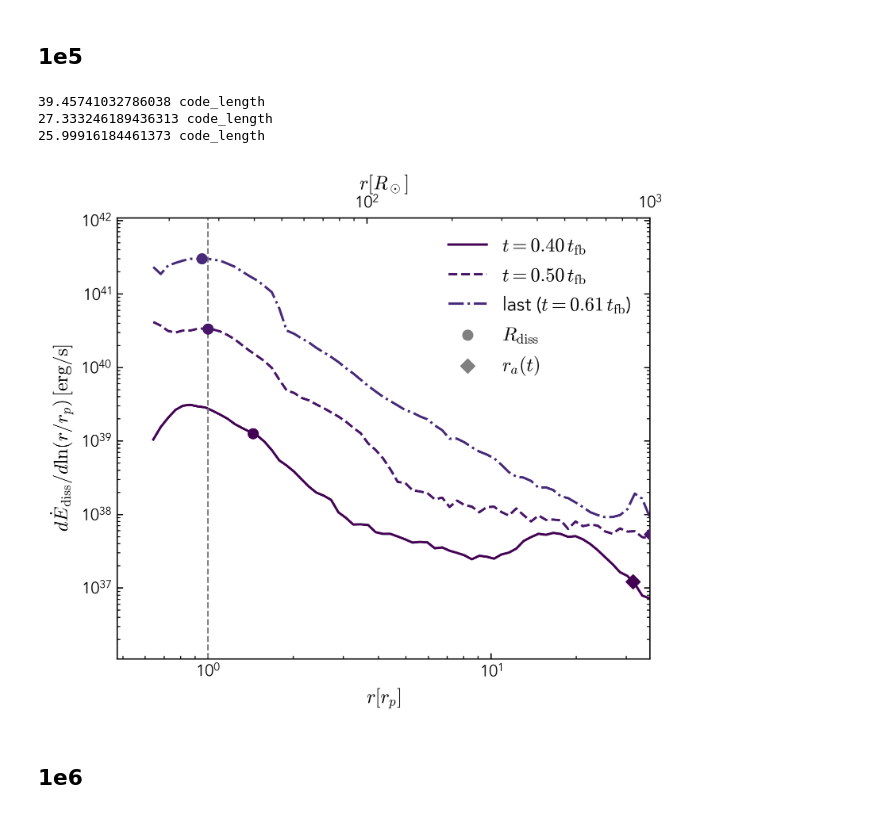
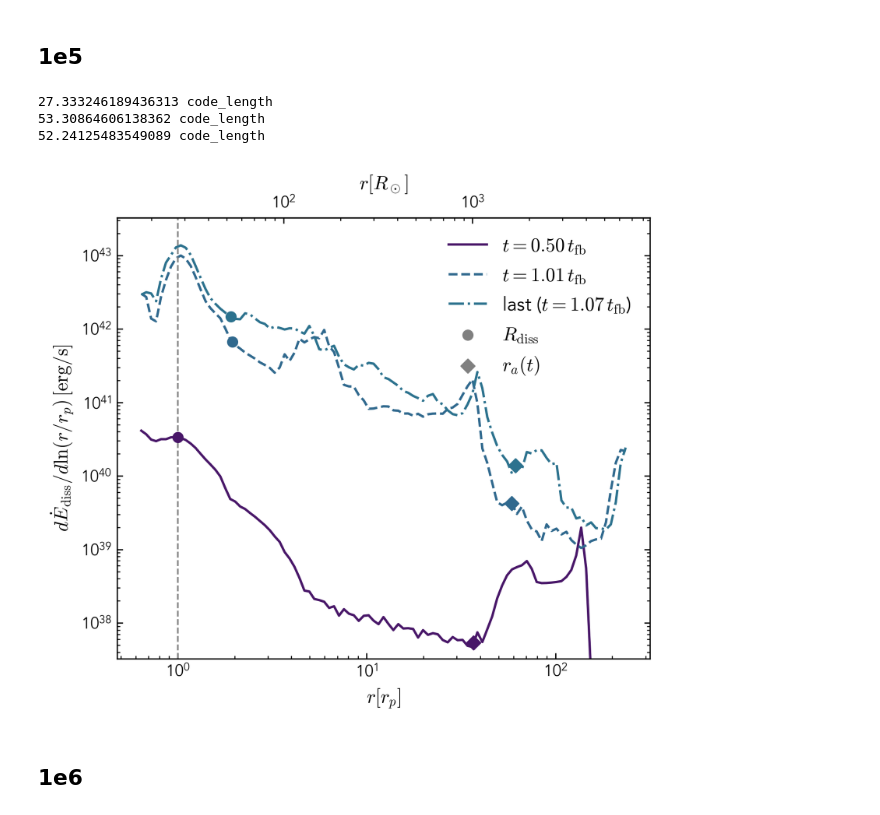
Before and after one commit to rich-tde/tde-shock-dissipation, a Jupyter notebook: works/shock-tde/1.0-plot-Ediss-distribution.ipynb, the cells around one changed output. Cells and saved outputs as stored; diff of their text form; code cells hidden in the pictures.

```diff
--- a/works/shock-tde/1.0-plot-Ediss-distribution.ipynb
+++ b/works/shock-tde/1.0-plot-Ediss-distribution.ipynb
@@ -109,7 +109,7 @@ plt.show()
 ## 1e5
 # %%
 tde_1e5 = dev.TDEBasics(Mbh=1e5*u.Msun, Mstar=0.5*u.Msun, Rstar=0.47*u.Rsun, beta=1)
-requested_tfbs_1e5 = [0.4, 0.5]
+requested_tfbs_1e5 = [0.5, 1.0]
 selected_1e5 = [
     (int(path.stem.rsplit("_", 1)[-1]), path, False)
     for path in SNAPSHOT_TFB("1e5", requested_tfbs_1e5)
@@ -158,38 +158,38 @@ for index, profile in enumerate(profiles_1e5):
     plt.plot(
         (profile["r"] / tde_1e5.r_p).to_value(), profile["dEdiss_dlnr"],
         color=color, linestyle=linestyle, linewidth=1.5, label=label,
     )
     print(profile["Rdiss"])
     plt.scatter(
         (profile["Rdiss"] / tde_1e5.r_p).to_value(),
         profile["dEdiss_dlnr_at_Rdiss"],
         color=color, marker='o', zorder=3,
     )
     plt.scatter(
         (profile["r_a"] / tde_1e5.r_p).to_value(),
         profile["dEdiss_dlnr_at_r_a"],
         color=color, marker='D', zorder=3,
     )
 
 plt.scatter([], [], color='gray', marker='o', label=r"$R_\mathrm{diss}$")
 plt.scatter([], [], color='gray', marker='D', label=r"$r_a(t)$")
 plt.axvline(1, linestyle="--", color='gray')
 plt.yscale("log")
 plt.xscale("log")
 y_max = axes.get_ylim()[1]
 axes.set_ylim(y_max / 1e6, y_max)
-axes.set_xlim(right=(1e3 * u.Rsun / tde_1e5.r_p).to_value())
+# axes.set_xlim(right=(1e3 * u.Rsun / tde_1e5.r_p).to_value())
 plt.ylabel(r"$d\dot{E}_\mathrm{diss}/d\ln(r/r_p)\,\mathrm{[erg/s]}$")
 plt.xlabel(r"$r[r_p]$")
 add_radius_top_axis(axes, tde_1e5.r_p)
 plt.legend()
-plt.savefig("/home/hey4/rich_tde/reports/shockpaper/Ediss-distribution-1e5.png", dpi=300)
+plt.savefig("/home/hey4/rich_tde/reports/shockpaper/figures/Ediss-distribution-1e5.pdf")
 plt.show()
 # %% [output]
-39.45741032786038 code_length
 27.333246189436313 code_length
-25.99916184461373 code_length
+53.30864606138362 code_length
+52.24125483549089 code_length
-[figure, old version]
+[figure, new version]
 # %% [markdown]
 ## 1e6
 # %%
```
Also changed, not shown: parts of 1 cell of this notebook, 1 other file.
